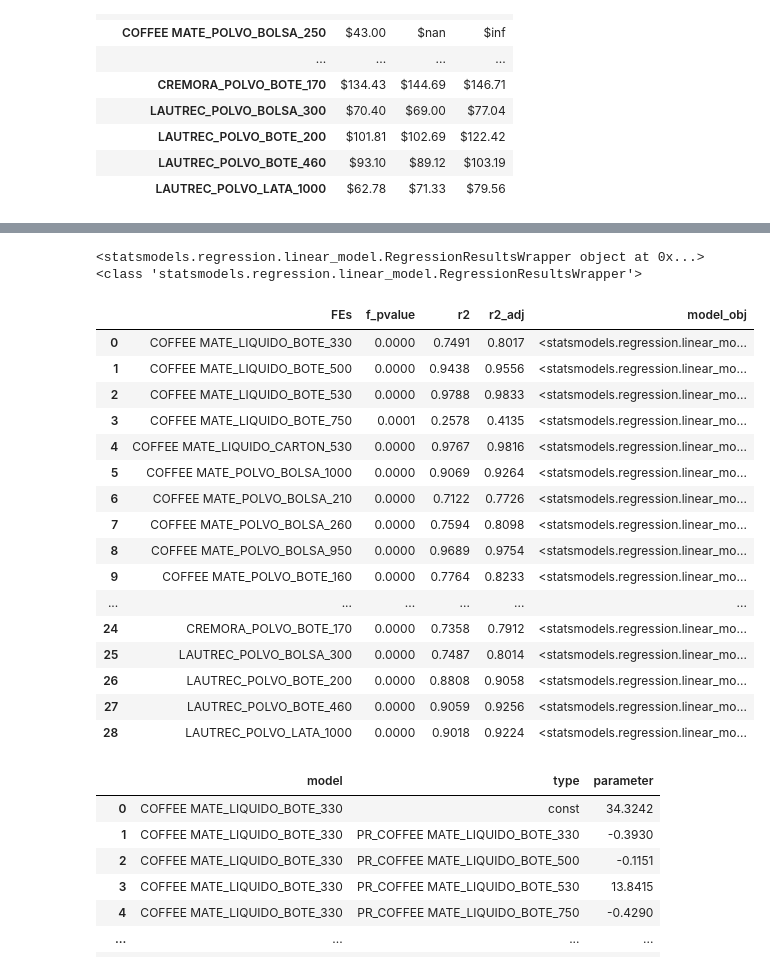
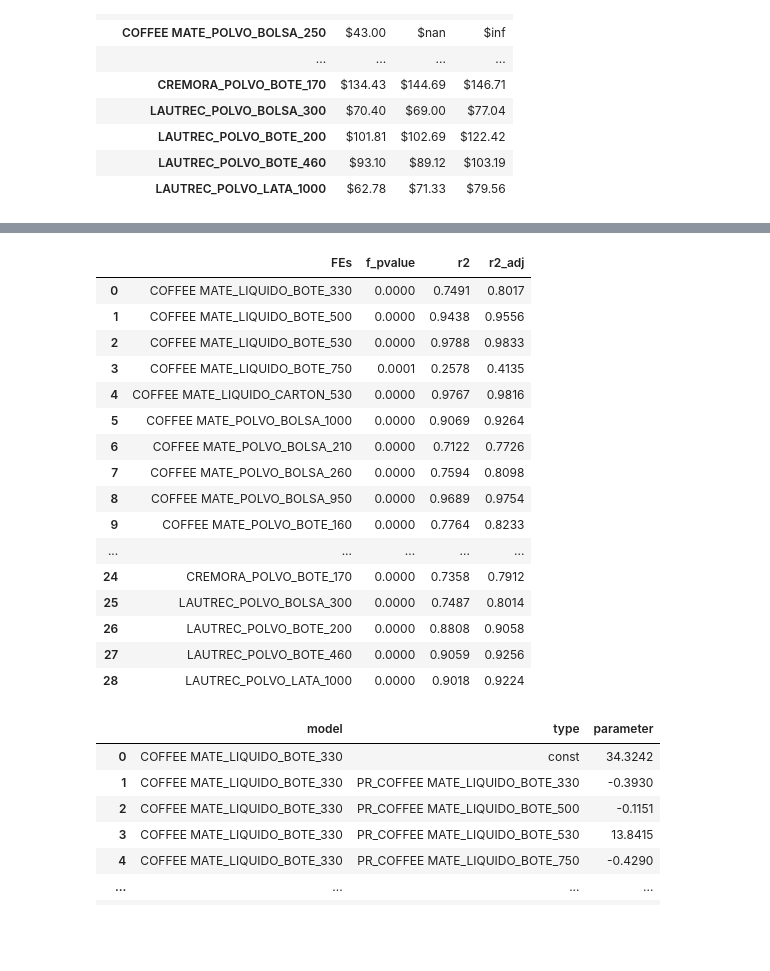
Before and after one commit to Lucio-MR/Elasticidades, a Jupyter notebook: Elasticidades_II.ipynb, the cells around one changed output, grey strips where cells are left out. Cells and saved outputs as stored; diff of their text form; code cells hidden in the pictures; blank space fills up the shorter version.

```diff
--- a/Elasticidades_II.ipynb
+++ b/Elasticidades_II.ipynb
@@ -544,13 +540,13 @@ acum = acum[~acum['Marca'].isin(['COFFEE MATE_POLVO_DOY PACK_226','COFFEE MATE_P
                                  'COFFEE MATE_POLVO_BOTE_210','COFFEE MATE_POLVO_LATA_1200','COFFEE MATE_POLVO_LATA_900'])]
 # %%
 #Creamos una base para generar los modelos
-pd.options.display.float_format = '{:,.1f}'.format
-acum = pd.DataFrame(data.groupby(['Marca','date_key'])['VentasUnidadesEQ','VentasValor'].agg([np.sum])).reset_index().sort_values(['Marca','date_key'])
-acum.columns = acum.columns.get_level_values(0)
-acum.loc[acum['VentasUnidadesEQ'] == 0, 'VentasUnidadesEQ'] = 1
-acum['precio'] = acum['VentasValor'] / acum['VentasUnidadesEQ']
-display(acum.head())
-print(acum.shape)
+#pd.options.display.float_format = '{:,.1f}'.format
+#acum = pd.DataFrame(data.groupby(['Marca','date_key'])['VentasUnidadesEQ','VentasValor'].agg([np.sum])).reset_index().sort_values(['Marca','date_key'])
+#acum.columns = acum.columns.get_level_values(0)
+#acum.loc[acum['VentasUnidadesEQ'] == 0, 'VentasUnidadesEQ'] = 1
+#acum['precio'] = acum['VentasValor'] / acum['VentasUnidadesEQ']
+#display(acum.head())
+#print(acum.shape)
 #Quitamos los FE que no vamos a modelar
 #acum = acum[~acum['FE_new'].isin(['Nido Forti 1.56Kg','Nido Deslac 800G','Nido Forti 1.92Kg','Nido Forti 2.28 Kg','Nido Forti 360G','Nido Sistema 144G '])]
 # %% [output]
@@ -564,10 +560,9 @@ print(acum.shape)
 # %%
-#Regresiones lineales con intercepto por FE
+##Regresiones lineales con intercepto por FE
 resultados = {'FEs' : list(acum.Marca.unique()),
               'f_pvalue' : [],
               'r2' : [],
-              'r2_adj' : [],
-              'model_obj' : []}
+              'r2_adj' : []}
 betas = {}
 for FE in resultados['FEs']:
     #Preparamos los datos a usar
@@ -584,14 +579,14 @@ for FE in resultados['FEs']:
     display(X)
     #Modelamos
     model = sm.OLS(y, sm.add_constant(X)).fit()
-    #model = Ridge(alpha = .5).fit(X, y)
     betas[FE] = model.params.reset_index().rename(columns={'index':'type',0:'parameter'})
-    #betas[FE] = model.get_params.reset_index().rename(columns={'index':'type',0:'parameter'})
+    #Guardamos el modelo
+    model_name = FE + '.sav'
+    pickle.dump(model, open(model_name, 'wb'))
     #Guardamos estadisticos
     resultados['f_pvalue'].append(model.f_pvalue)
     resultados['r2'].append(model.rsquared_adj)
     resultados['r2_adj'].append(model.rsquared)
-    resultados['model_obj'].append(model)
     print('-'*100)
     print('Elasticidad ' + FE)
     print(model.summary())
@@ -719,36 +714,30 @@ Df Model:                          30
 strong multicollinearity or other numerical problems.
 ----------------------------------------------------------------------------------------------------
 ... (75 outputs left out)
-# %%
-print(model)
-print(type(model))
-# %% [output]
-<statsmodels.regression.linear_model.RegressionResultsWrapper object at 0x...>
-<class 'statsmodels.regression.linear_model.RegressionResultsWrapper'>
 # %%
 #Cuadro resumen
 pd.options.display.float_format = '{:,.4f}'.format
 resume = pd.DataFrame.from_dict(resultados)
-resume.to_csv('Resumen_Modelos.csv', index = False)
+#resume.to_csv('Resumen_Modelos.csv', index = False)
 display(resume)
 # %% [output]
-|  | FEs | f_pvalue | r2 | r2_adj | model_obj |
-| 0 | COFFEE MATE_LIQUIDO_BOTE_330 | 0.0000 | 0.7491 | 0.8017 | <statsmodels.regression.linear_mo... |
-| 1 | COFFEE MATE_LIQUIDO_BOTE_500 | 0.0000 | 0.9438 | 0.9556 | <statsmodels.regression.linear_mo... |
-| 2 | COFFEE MATE_LIQUIDO_BOTE_530 | 0.0000 | 0.9788 | 0.9833 | <statsmodels.regression.linear_mo... |
-| 3 | COFFEE MATE_LIQUIDO_BOTE_750 | 0.0001 | 0.2578 | 0.4135 | <statsmodels.regression.linear_mo... |
-| 4 | COFFEE MATE_LIQUIDO_CARTON_530 | 0.0000 | 0.9767 | 0.9816 | <statsmodels.regression.linear_mo... |
-| 5 | COFFEE MATE_POLVO_BOLSA_1000 | 0.0000 | 0.9069 | 0.9264 | <statsmodels.regression.linear_mo... |
-| 6 | COFFEE MATE_POLVO_BOLSA_210 | 0.0000 | 0.7122 | 0.7726 | <statsmodels.regression.linear_mo... |
-| 7 | COFFEE MATE_POLVO_BOLSA_260 | 0.0000 | 0.7594 | 0.8098 | <statsmodels.regression.linear_mo... |
-| 8 | COFFEE MATE_POLVO_BOLSA_950 | 0.0000 | 0.9689 | 0.9754 | <statsmodels.regression.linear_mo... |
-| 9 | COFFEE MATE_POLVO_BOTE_160 | 0.0000 | 0.7764 | 0.8233 | <statsmodels.regression.linear_mo... |
-| ... | ... | ... | ... | ... | ... |
-| 24 | CREMORA_POLVO_BOTE_170 | 0.0000 | 0.7358 | 0.7912 | <statsmodels.regression.linear_mo... |
-| 25 | LAUTREC_POLVO_BOLSA_300 | 0.0000 | 0.7487 | 0.8014 | <statsmodels.regression.linear_mo... |
-| 26 | LAUTREC_POLVO_BOTE_200 | 0.0000 | 0.8808 | 0.9058 | <statsmodels.regression.linear_mo... |
-| 27 | LAUTREC_POLVO_BOTE_460 | 0.0000 | 0.9059 | 0.9256 | <statsmodels.regression.linear_mo... |
-| 28 | LAUTREC_POLVO_LATA_1000 | 0.0000 | 0.9018 | 0.9224 | <statsmodels.regression.linear_mo... |
+|  | FEs | f_pvalue | r2 | r2_adj |
+| 0 | COFFEE MATE_LIQUIDO_BOTE_330 | 0.0000 | 0.7491 | 0.8017 |
+| 1 | COFFEE MATE_LIQUIDO_BOTE_500 | 0.0000 | 0.9438 | 0.9556 |
+| 2 | COFFEE MATE_LIQUIDO_BOTE_530 | 0.0000 | 0.9788 | 0.9833 |
+| 3 | COFFEE MATE_LIQUIDO_BOTE_750 | 0.0001 | 0.2578 | 0.4135 |
+| 4 | COFFEE MATE_LIQUIDO_CARTON_530 | 0.0000 | 0.9767 | 0.9816 |
+| 5 | COFFEE MATE_POLVO_BOLSA_1000 | 0.0000 | 0.9069 | 0.9264 |
+| 6 | COFFEE MATE_POLVO_BOLSA_210 | 0.0000 | 0.7122 | 0.7726 |
+| 7 | COFFEE MATE_POLVO_BOLSA_260 | 0.0000 | 0.7594 | 0.8098 |
+| 8 | COFFEE MATE_POLVO_BOLSA_950 | 0.0000 | 0.9689 | 0.9754 |
+| 9 | COFFEE MATE_POLVO_BOTE_160 | 0.0000 | 0.7764 | 0.8233 |
+| ... | ... | ... | ... | ... |
+| 24 | CREMORA_POLVO_BOTE_170 | 0.0000 | 0.7358 | 0.7912 |
+| 25 | LAUTREC_POLVO_BOLSA_300 | 0.0000 | 0.7487 | 0.8014 |
+| 26 | LAUTREC_POLVO_BOTE_200 | 0.0000 | 0.8808 | 0.9058 |
+| 27 | LAUTREC_POLVO_BOTE_460 | 0.0000 | 0.9059 | 0.9256 |
+| 28 | LAUTREC_POLVO_LATA_1000 | 0.0000 | 0.9018 | 0.9224 |
 # %%
 # Compilamos las betas en un DataFrame
 betas_comp = pd.concat(betas).reset_index().drop('level_1', axis = 1).rename(columns={'level_0':'model'})
```
Also changed, not shown: parts of 14 cells of this notebook.
